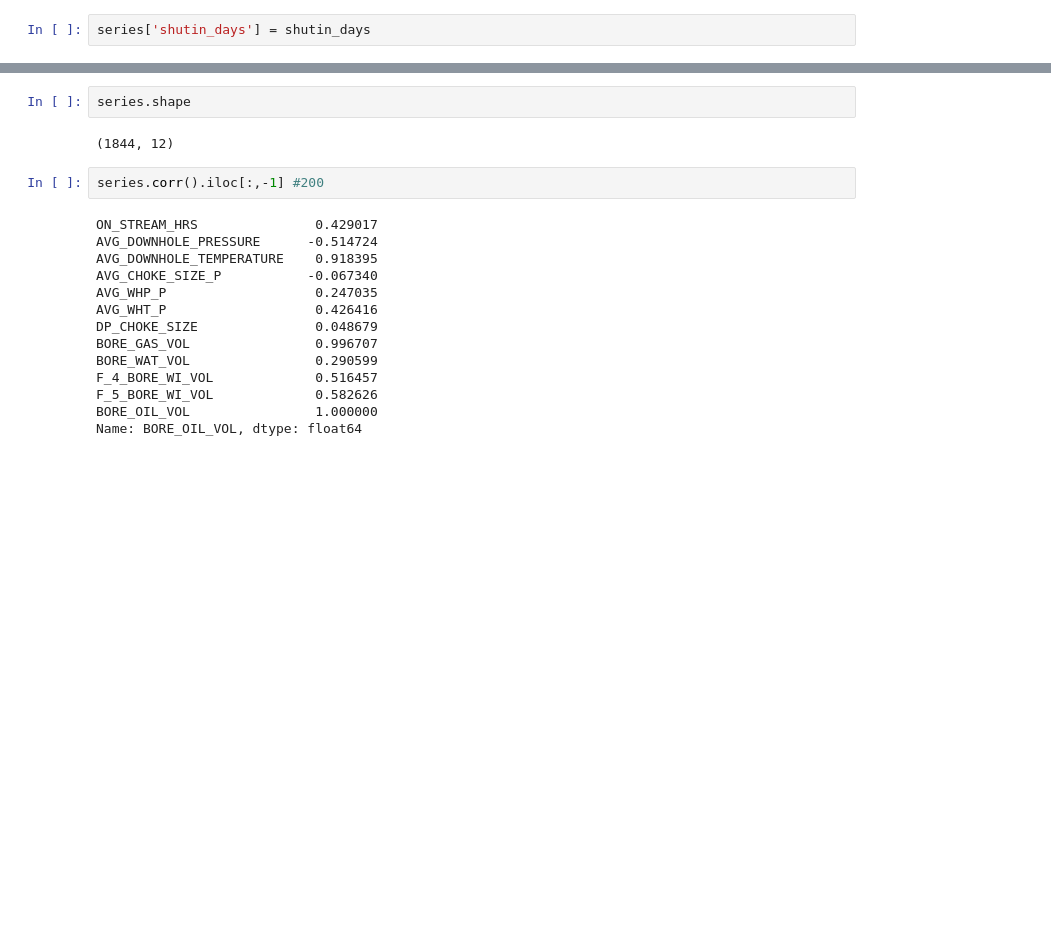
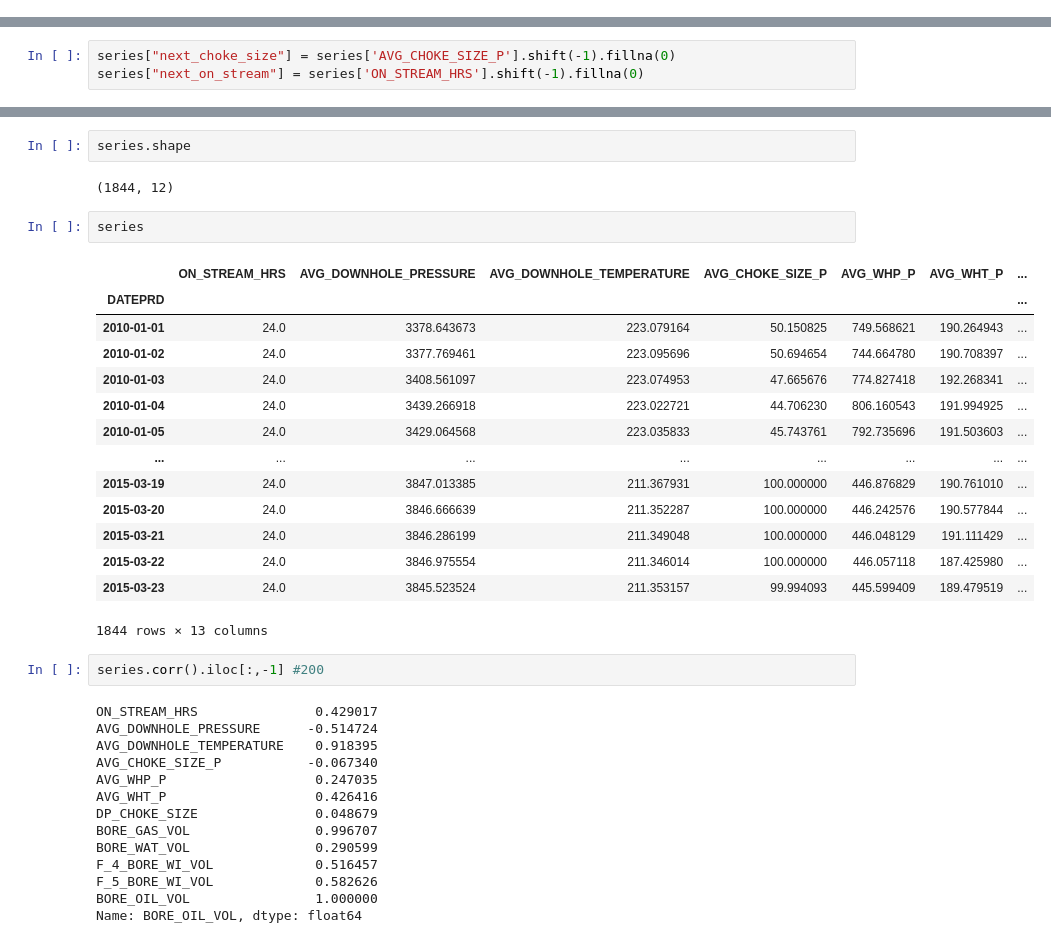
Before and after one commit to ashrafalaghbari/GA-TCN-LSTM, a Jupyter notebook: multivariate_model_multistep.ipynb, the cells around one changed output, grey strips where cells are left out. Drawn from its saved outputs; the diff is of its cells as text; blank space fills up the shorter version.

```diff
--- a/multivariate_model_multistep.ipynb
+++ b/multivariate_model_multistep.ipynb
@@ -162,2 +132,0 @@ for id,v in enumerate(series["ON_STREAM_HRS"]):
-# %%
-series['shutin_days'] = shutin_days
@@ -186,3 +133,6 @@ series.loc["2010-08-12":"2010-09-01"]
+# %%
+series["next_choke_size"] = series['AVG_CHOKE_SIZE_P'].shift(-1).fillna(0)
+series["next_on_stream"] = series['ON_STREAM_HRS'].shift(-1).fillna(0)
 # %%
 column_to_move = series.pop("BORE_OIL_VOL")
 
@@ -193,6 +143,23 @@ series.insert(len(series.columns), "BORE_OIL_VOL", column_to_move)
 series.shape
 # %% [output]
 (1844, 12)
+# %%
+series
+# %% [output]
+|  | ON_STREAM_HRS | AVG_DOWNHOLE_PRESSURE | AVG_DOWNHOLE_TEMPERATURE | AVG_CHOKE_SIZE_P | AVG_WHP_P | AVG_WHT_P | ... |
+| DATEPRD |  |  |  |  |  |  | ... |
+| 2010-01-01 | 24.0 | 3378.643673 | 223.079164 | 50.150825 | 749.568621 | 190.264943 | ... |
+| 2010-01-02 | 24.0 | 3377.769461 | 223.095696 | 50.694654 | 744.664780 | 190.708397 | ... |
+| 2010-01-03 | 24.0 | 3408.561097 | 223.074953 | 47.665676 | 774.827418 | 192.268341 | ... |
+| 2010-01-04 | 24.0 | 3439.266918 | 223.022721 | 44.706230 | 806.160543 | 191.994925 | ... |
+| 2010-01-05 | 24.0 | 3429.064568 | 223.035833 | 45.743761 | 792.735696 | 191.503603 | ... |
+| ... | ... | ... | ... | ... | ... | ... | ... |
+| 2015-03-19 | 24.0 | 3847.013385 | 211.367931 | 100.000000 | 446.876829 | 190.761010 | ... |
+| 2015-03-20 | 24.0 | 3846.666639 | 211.352287 | 100.000000 | 446.242576 | 190.577844 | ... |
+| 2015-03-21 | 24.0 | 3846.286199 | 211.349048 | 100.000000 | 446.048129 | 191.111429 | ... |
+| 2015-03-22 | 24.0 | 3846.975554 | 211.346014 | 100.000000 | 446.057118 | 187.425980 | ... |
+| 2015-03-23 | 24.0 | 3845.523524 | 211.353157 | 99.994093 | 445.599409 | 189.479519 | ... |
+1844 rows × 13 columns
 # %%
 series.corr().iloc[:,-1] #200
 # %% [output]
```
Also changed, not shown: parts of 39 cells of this notebook.
